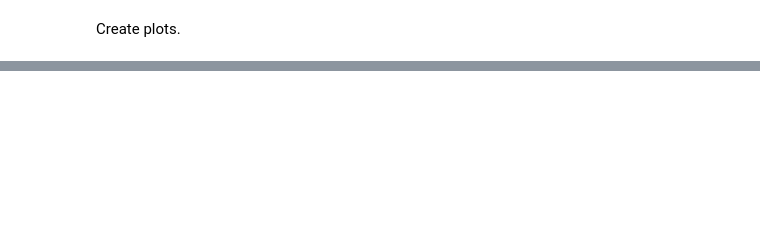
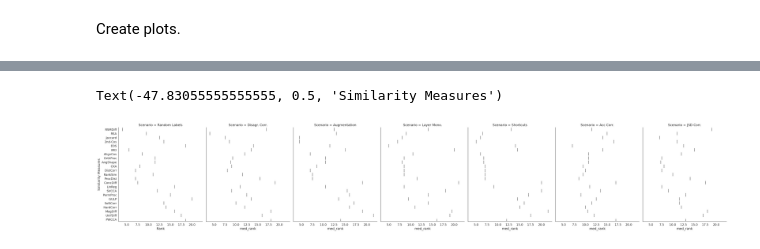
Before and after one commit to TaWald/similaritybench, a Jupyter notebook: tables_and_plots.ipynb, the cells around one changed output, grey strips where cells are left out. Cells and saved outputs as stored; diff of their text form; code cells hidden in the pictures; blank space fills up the shorter version.

```diff
--- a/tables_and_plots.ipynb
+++ b/tables_and_plots.ipynb
@@ -49,7 +49,7 @@ Step 1: Load all results.
 # %%
 cleaned_dfs = []
 nlp_root = BASE_PATH /"paper_results" / "nlp"
-for path in nlp_root.iterdir():
+for path in nlp_root.glob("*.csv"):
     df = pd.read_csv(path, index_col=0)
     setting = path.name.split("_")[0]
 
@@ -67,7 +67,10 @@ nlp_data = data
 # %%
 cleaned_dfs = []
 root = BASE_PATH /"paper_results" /"graph"
-for path in root.iterdir():
+for path in root.glob("*.csv"):
+    if path.name.endswith("backup.csv"):
+        continue
+
     df = pd.read_csv(path, index_col=0)
     pattern = r"augmentation|label_test|layer_test|output_correlation|shortcut"
     match = re.search(pattern, path.name)
@@ -426,0 +897,4 @@ for mod in plot_data.Modality.unique():
+# %%
+avg_ranks = data.groupby(["Scenario","Sim Meas."])["rank"].agg(["mean", "median"]).reset_index()
+avg_ranks = avg_ranks.rename(columns={"mean": "avg_rank", "median": "med_rank"})
+avg_ranks
@@ -426,0 +958,20 @@ for mod in plot_data.Modality.unique():
+# %%
+plot_data = pd.merge(data, avg_ranks).sort_values(by=["med_rank"])
+g = sns.catplot(
+    data=plot_data,
+    x="med_rank",
+    y="Sim Meas.",
+    hue="Modality",
+    kind="box",
+    height=7,
+    aspect=0.8,
+    col="Scenario",
+    palette={"Language": "C1", "Vision": "C2", "Graph": "C0"},
+    legend=False
+)
+ax = g.axes[0, 0]
+ax.set_xlabel("Rank")
+ax.set_ylabel("Similarity Measures")
+# %% [output]
+Text(-47.83055555555555, 0.5, 'Similarity Measures')
+[figure, added]
```
Also changed, not shown: parts of 21 cells of this notebook, 2 other files.
